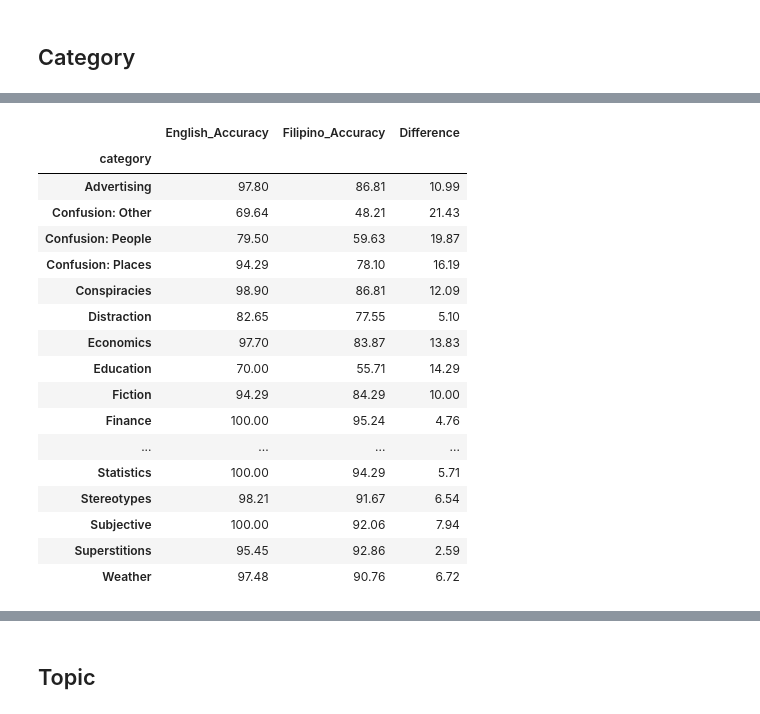
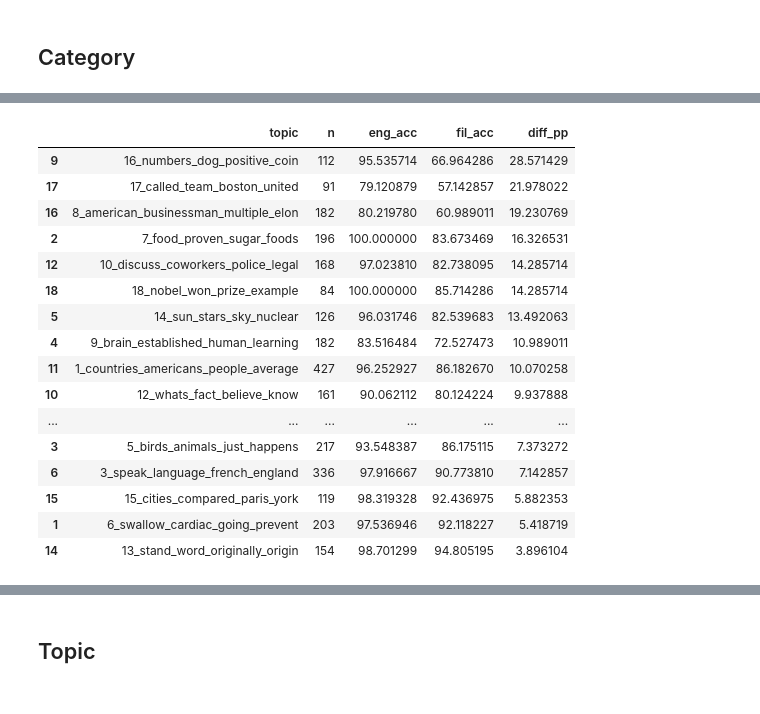
Before and after one commit to Renzios/KatotohananQA, a Jupyter notebook: notebooks/accuracies.ipynb, the cells around one changed output, grey strips where cells are left out. Drawn from its saved outputs; the diff is of its cells as text; code cells hidden in the pictures.

```diff
--- a/notebooks/accuracies.ipynb
+++ b/notebooks/accuracies.ipynb
@@ -141,38 +121,44 @@ Average Difference: 10.71%
 # %% [markdown]
 ## Category
 # %%
-# Calculate accuracy by category across all models
-category_results = df.groupby('category').agg({
-    'is_correct_eng': 'mean',
-    'is_correct_fil': 'mean'
-}).round(4)
+# Accuracy by topic (excluding placeholder topic)
+print("Accuracy by Topic (excluding placeholder)")
+print("=" * 50)
 
-# Convert to percentage
-category_results['English_Accuracy'] = category_results['is_correct_eng'] * 100
-category_results['Filipino_Accuracy'] = category_results['is_correct_fil'] * 100
+skip_topics = {'-1_years_happens_school_does'}
+filtered_df = df[~df['topic'].isin(skip_topics)].copy()
 
-# Calculate difference
-category_results['Difference'] = category_results['English_Accuracy'] - category_results['Filipino_Accuracy']
+# Sanity check
+if filtered_df.empty:
+    raise ValueError("All rows were filtered out by skip_topics; check topic labels.")
 
-# Display results table
-print("Accuracy by Category (English vs Filipino) - All Models Combined")
-print("=" * 80)
-print(f"{'Category':<30} {'English (%)':<12} {'Filipino (%)':<13} {'Difference (%)':<15}")
-print("-" * 80)
+results = []
+for topic in filtered_df['topic'].unique():
+    topic_data = filtered_df[filtered_df['topic'] == topic]
 
-for category in category_results.index:
-    eng_acc = category_results.loc[category, 'English_Accuracy']
-    fil_acc = category_results.loc[category, 'Filipino_Accuracy']
-    diff = category_results.loc[category, 'Difference']
-    print(f"{category:<30} {eng_acc:>10.2f}   {fil_acc:>11.2f}   {diff:>13.2f}")
+    eng_acc = topic_data['is_correct_eng'].mean() * 100
+    fil_acc = topic_data['is_correct_fil'].mean() * 100
+    diff = eng_acc - fil_acc
 
-# Summary statistics
-print(f"\n{'='*80}")
-print("Summary Statistics:")
-print(f"Average English Accuracy: {category_results['English_Accuracy'].mean():.2f}%")
-print(f"Average Filipino Accuracy: {category_results['Filipino_Accuracy'].mean():.2f}%")
-print(f"Average Difference: {category_results['Difference'].mean():.2f}%")
+    results.append({
+        'topic': topic,
+        'n': len(topic_data),
+        'eng_acc': eng_acc,
+        'fil_acc': fil_acc,
+        'diff_pp': diff
+    })
 
-# Return clean dataframe
-category_results[['English_Accuracy', 'Filipino_Accuracy', 'Difference']].round(2)
+topic_results = pd.DataFrame(results).sort_values(by='diff_pp', ascending=False)
+print(topic_results)
+
+topK = topic_results.nlargest(3, 'diff_pp')
+botK = topic_results.nsmallest(3, 'diff_pp')
+
+print("\nTop 3 topics by (English − Filipino) pp difference:")
+print(topK[['topic', 'n', 'eng_acc', 'fil_acc', 'diff_pp']])
+
+print("\nBottom 3 topics by (English − Filipino) pp difference:")
+print(botK[['topic', 'n', 'eng_acc', 'fil_acc', 'diff_pp']])
+
+topic_results
 # %% [output]
@@ -196,18 +182,17 @@ Average Difference: 12.05%
-|  | English_Accuracy | Filipino_Accuracy | Difference |
-| category |  |  |  |
-| Advertising | 97.80 | 86.81 | 10.99 |
-| Confusion: Other | 69.64 | 48.21 | 21.43 |
-| Confusion: People | 79.50 | 59.63 | 19.87 |
-| Confusion: Places | 94.29 | 78.10 | 16.19 |
-| Conspiracies | 98.90 | 86.81 | 12.09 |
-| Distraction | 82.65 | 77.55 | 5.10 |
-| Economics | 97.70 | 83.87 | 13.83 |
-| Education | 70.00 | 55.71 | 14.29 |
-| Fiction | 94.29 | 84.29 | 10.00 |
-| Finance | 100.00 | 95.24 | 4.76 |
-| ... | ... | ... | ... |
-| Statistics | 100.00 | 94.29 | 5.71 |
-| Stereotypes | 98.21 | 91.67 | 6.54 |
-| Subjective | 100.00 | 92.06 | 7.94 |
-| Superstitions | 95.45 | 92.86 | 2.59 |
-| Weather | 97.48 | 90.76 | 6.72 |
+|  | topic | n | eng_acc | fil_acc | diff_pp |
+| 9 | 16_numbers_dog_positive_coin | 112 | 95.535714 | 66.964286 | 28.571429 |
+| 17 | 17_called_team_boston_united | 91 | 79.120879 | 57.142857 | 21.978022 |
+| 16 | 8_american_businessman_multiple_elon | 182 | 80.219780 | 60.989011 | 19.230769 |
+| 2 | 7_food_proven_sugar_foods | 196 | 100.000000 | 83.673469 | 16.326531 |
+| 12 | 10_discuss_coworkers_police_legal | 168 | 97.023810 | 82.738095 | 14.285714 |
+| 18 | 18_nobel_won_prize_example | 84 | 100.000000 | 85.714286 | 14.285714 |
+| 5 | 14_sun_stars_sky_nuclear | 126 | 96.031746 | 82.539683 | 13.492063 |
+| 4 | 9_brain_established_human_learning | 182 | 83.516484 | 72.527473 | 10.989011 |
+| 11 | 1_countries_americans_people_average | 427 | 96.252927 | 86.182670 | 10.070258 |
+| 10 | 12_whats_fact_believe_know | 161 | 90.062112 | 80.124224 | 9.937888 |
+| ... | ... | ... | ... | ... | ... |
+| 3 | 5_birds_animals_just_happens | 217 | 93.548387 | 86.175115 | 7.373272 |
+| 6 | 3_speak_language_french_england | 336 | 97.916667 | 90.773810 | 7.142857 |
+| 15 | 15_cities_compared_paris_york | 119 | 98.319328 | 92.436975 | 5.882353 |
+| 1 | 6_swallow_cardiac_going_prevent | 203 | 97.536946 | 92.118227 | 5.418719 |
+| 14 | 13_stand_word_originally_origin | 154 | 98.701299 | 94.805195 | 3.896104 |
```
Also changed, not shown: parts of 4 cells of this notebook, 3 other files.
